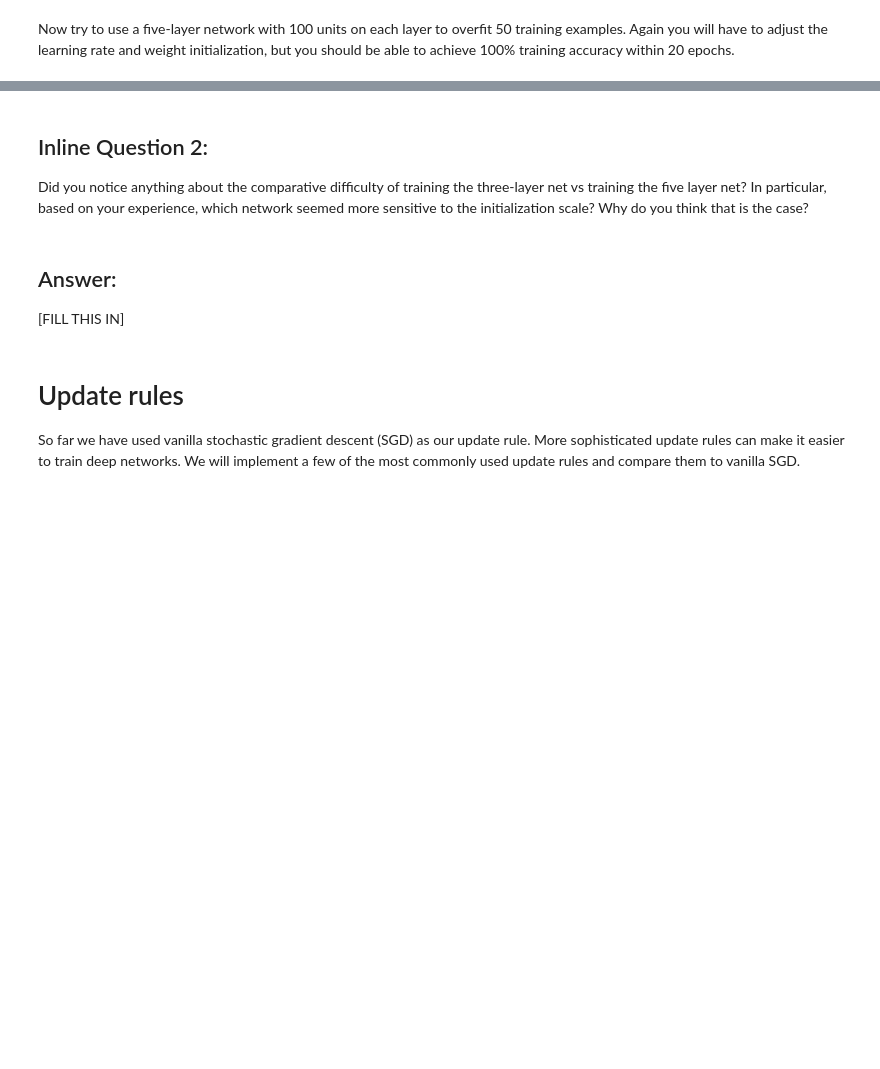
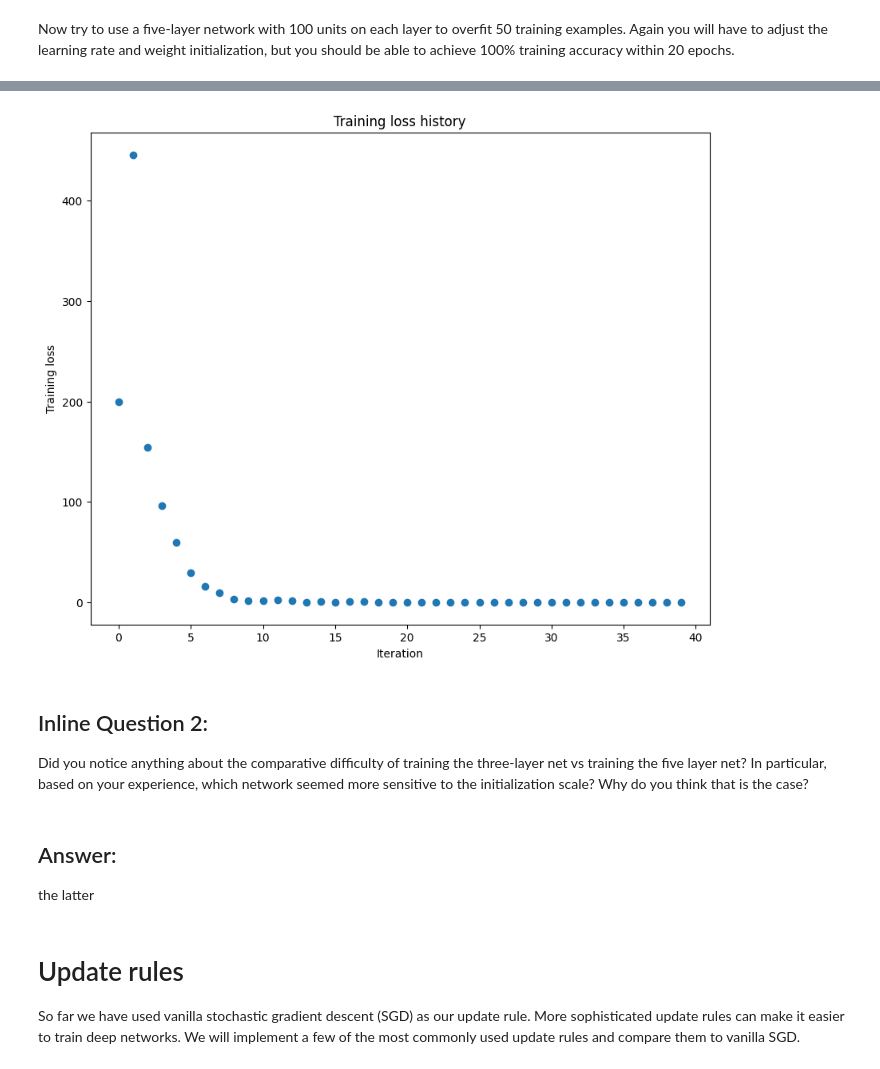
Before and after one commit to animeshsg/CS682F23_assignment, a Jupyter notebook: assignment2/FullyConnectedNets.ipynb, the cells around one changed output, grey strips where cells are left out. Saved outputs shown, nothing was run; the diff lists cells and outputs as text; code cells hidden in the pictures; blank space fills up the shorter version.

```diff
--- a/assignment2/FullyConnectedNets.ipynb
+++ b/assignment2/FullyConnectedNets.ipynb
@@ -448,7 +517,7 @@ small_data = {
 }
 
 learning_rate = 2e-3
-weight_scale = 1e-5
+weight_scale = 1e-1
 model = FullyConnectedNet([100, 100, 100, 100],
                 weight_scale=weight_scale, dtype=np.float64)
 solver = Solver(model, small_data,
@@ -465,3 +534,4 @@ plt.title('Training loss history')
 plt.xlabel('Iteration')
 plt.ylabel('Training loss')
 plt.show()
+# %% [output]
@@ -468,9 +555,10 @@ plt.show()
+[figure, added]
 # %% [markdown]
 ## Inline Question 2:
 Did you notice anything about the comparative difficulty of training the three-layer net vs training the five layer net? In particular, based on your experience, which network seemed more sensitive to the initialization scale? Why do you think that is the case?
-# %% [markdown]
-## Answer:
-[FILL THIS IN]
+# %% [markdown]
+## Answer:
+the latter
 # %% [markdown]
 # Update rules
 So far we have used vanilla stochastic gradient descent (SGD) as our update rule. More sophisticated update rules can make it easier to train deep networks. We will implement a few of the most commonly used update rules and compare them to vanilla SGD.
```
Also changed, not shown: parts of 10 cells of this notebook, 6 other files.
